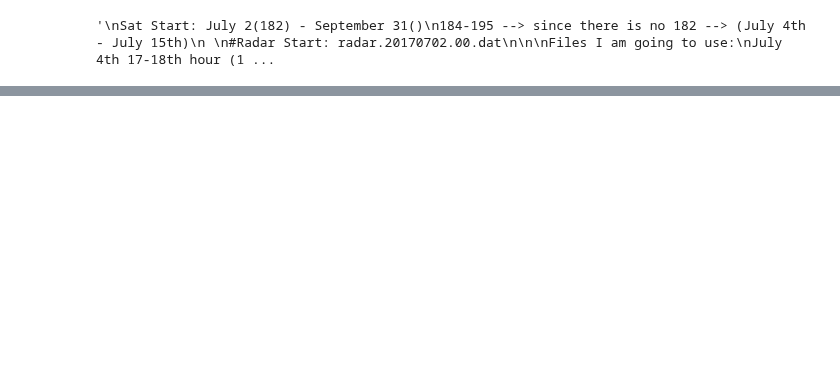
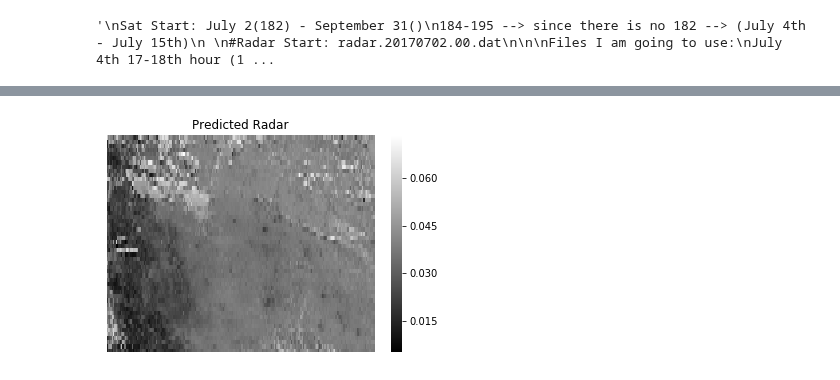
Before and after one commit to yuanzhou15/capstone-weather, a Jupyter notebook: yuan/Untitled.ipynb, the cells around one changed output, grey strips where cells are left out. Saved outputs shown, nothing was run; the diff lists cells and outputs as text; code cells hidden in the pictures; blank space fills up the shorter version.

```diff
--- a/yuan/Untitled.ipynb
+++ b/yuan/Untitled.ipynb
@@ -209,0 +208,8 @@ plt.imshow(test_y.reshape(52, 200), cmap='gray', origin='lower')
+# %%
+pred = sns.heatmap(y_pred.reshape(52, 200), cmap='gray')
+pred.invert_yaxis()
+pred.set_title('Predicted Radar')
+pred.axes.get_xaxis().set_visible(False)
+pred.axes.get_yaxis().set_visible(False)
+# %% [output]
+[figure, added]
```
Also changed, not shown: parts of 28 cells of this notebook.
